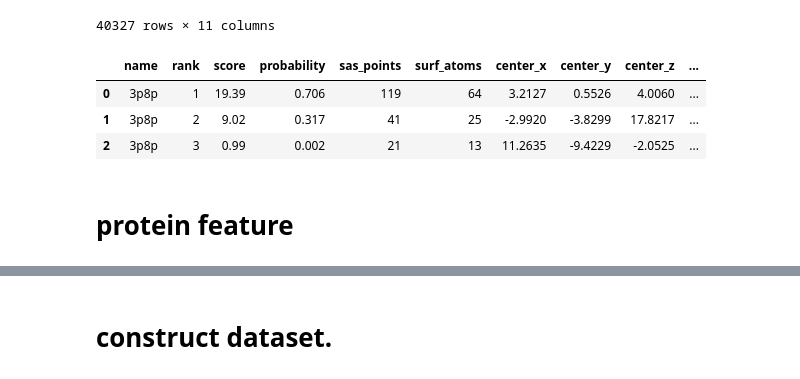
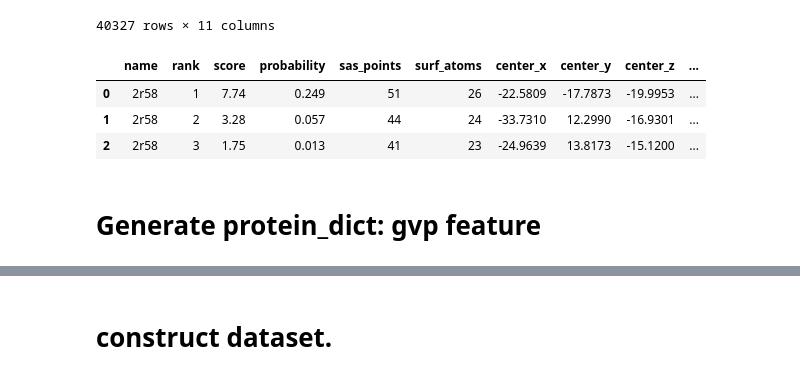
Before and after one commit to ZouJoelin/TankBind, a Jupyter notebook: examples/construction_PDBbind_training_and_test_dataset.ipynb, the cells around one changed output, grey strips where cells are left out. Drawn from its saved outputs; the diff is of its cells as text; code cells hidden in the pictures.

```diff
--- a/examples/construction_PDBbind_training_and_test_dataset.ipynb
+++ b/examples/construction_PDBbind_training_and_test_dataset.ipynb
@@ -71,6 +73,7 @@ for pdb in tqdm(data.pdb):
 # %%
-print(len(pdb_list))
+print(len(readable_list))
 print(len(probem_list))
+data = data.query("pdb in @readable_list").reset_index(drop=True)
 data
 # %% [output]
 5236
@@ -91,2 +93,0 @@ data
-# %%
-data = data.query("pdb in @pdb_list").reset_index(drop=True)
@@ -155,15 +148,16 @@ pool.exit()
 # previously, I found that 2r1w has no chain near the ligand.
 data = data.query("pdb != '2r1w'").reset_index(drop=True)
 # %%
+### checkout original protein & ligand structure and removed_10A_protein & renumbered_ligand structure
 import nglview   # conda install nglview -c conda-forge if import failure
 
-pdb_id = "3p8p"
+checkout_id = "2r58"
 
-proteinFile = f"../pdbbind2020/refined_set/{pdb_id}/{pdb_id}_protein.pdb"
-molFile = f"../pdbbind2020/refined_set/{pdb_id}/{pdb_id}_ligand.sdf"
+proteinFile = f"../pdbbind2020/refined_set/{checkout_id}/{checkout_id}_protein.pdb"
+molFile = f"../pdbbind2020/refined_set/{checkout_id}/{checkout_id}_ligand.sdf"
 
-removed_proteinFile = f"../pdbbind2020/protein_remove_extra_chains_10A/{pdb_id}_protein.pdb"
-renumbered_molFile = f"../pdbbind2020/renumber_atom_index_same_as_smiles/{pdb_id}.sdf"
+removed_proteinFile = f"../pdbbind2020/protein_remove_extra_chains_10A/{checkout_id}_protein.pdb"
+renumbered_molFile = f"../pdbbind2020/renumber_atom_index_same_as_smiles/{checkout_id}.sdf"
 
 view = nglview.show_file(nglview.FileStructure(proteinFile), default=False)
 view.add_representation('cartoon', selection='protein', color='white')
@@ -252,10 +233,11 @@ pockets_dict = {}
 for name in tqdm(name_list):
     pockets_dict[name] = d[d.name == name].reset_index(drop=True)
 # %%
-pockets_dict['3p8p']
+### checkout pockets_feature
+pockets_dict[checkout_id]
 # %% [output]
 |  | name | rank | score | probability | sas_points | surf_atoms | center_x | center_y | center_z | ... |
-| 0 | 3p8p | 1 | 19.39 | 0.706 | 119 | 64 | 3.2127 | 0.5526 | 4.0060 | ... |
-| 1 | 3p8p | 2 | 9.02 | 0.317 | 41 | 25 | -2.9920 | -3.8299 | 17.8217 | ... |
-| 2 | 3p8p | 3 | 0.99 | 0.002 | 21 | 13 | 11.2635 | -9.4229 | -2.0525 | ... |
+| 0 | 2r58 | 1 | 7.74 | 0.249 | 51 | 26 | -22.5809 | -17.7873 | -19.9953 | ... |
+| 1 | 2r58 | 2 | 3.28 | 0.057 | 44 | 24 | -33.7310 | 12.2990 | -16.9301 | ... |
+| 2 | 2r58 | 3 | 1.75 | 0.013 | 41 | 23 | -24.9639 | 13.8173 | -15.1200 | ... |
 # %%
@@ -266,5 +253,5 @@ with open(f"{tankbind_data_path}/pockets_dict.pkl", 'wb') as f:
 # %% [markdown]
-# protein feature
+# Generate protein_dict: gvp feature
 # %%
 from feature_utils import get_protein_feature
 # %%
```
Also changed, not shown: parts of 66 cells of this notebook, 27 other files.
